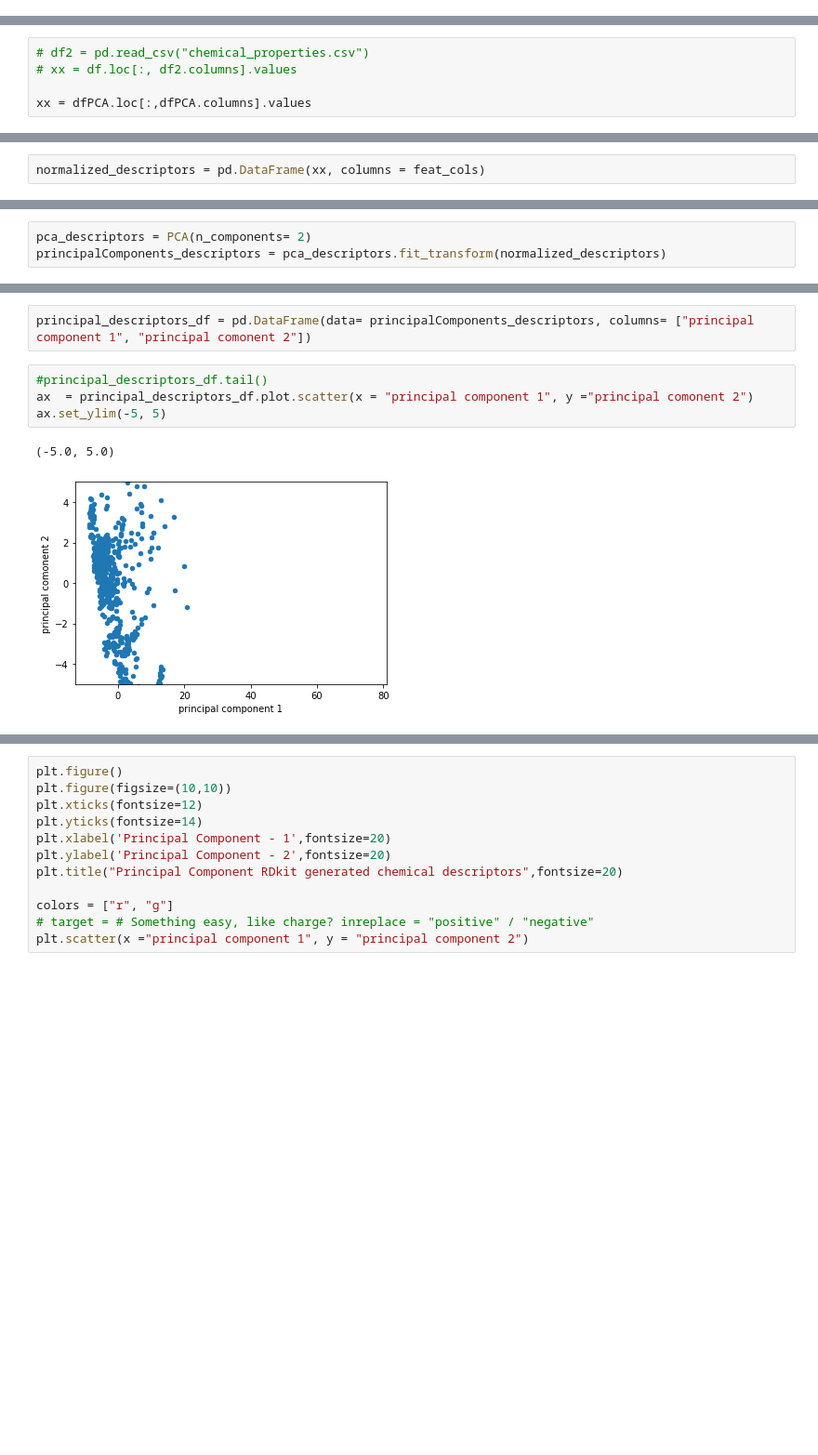
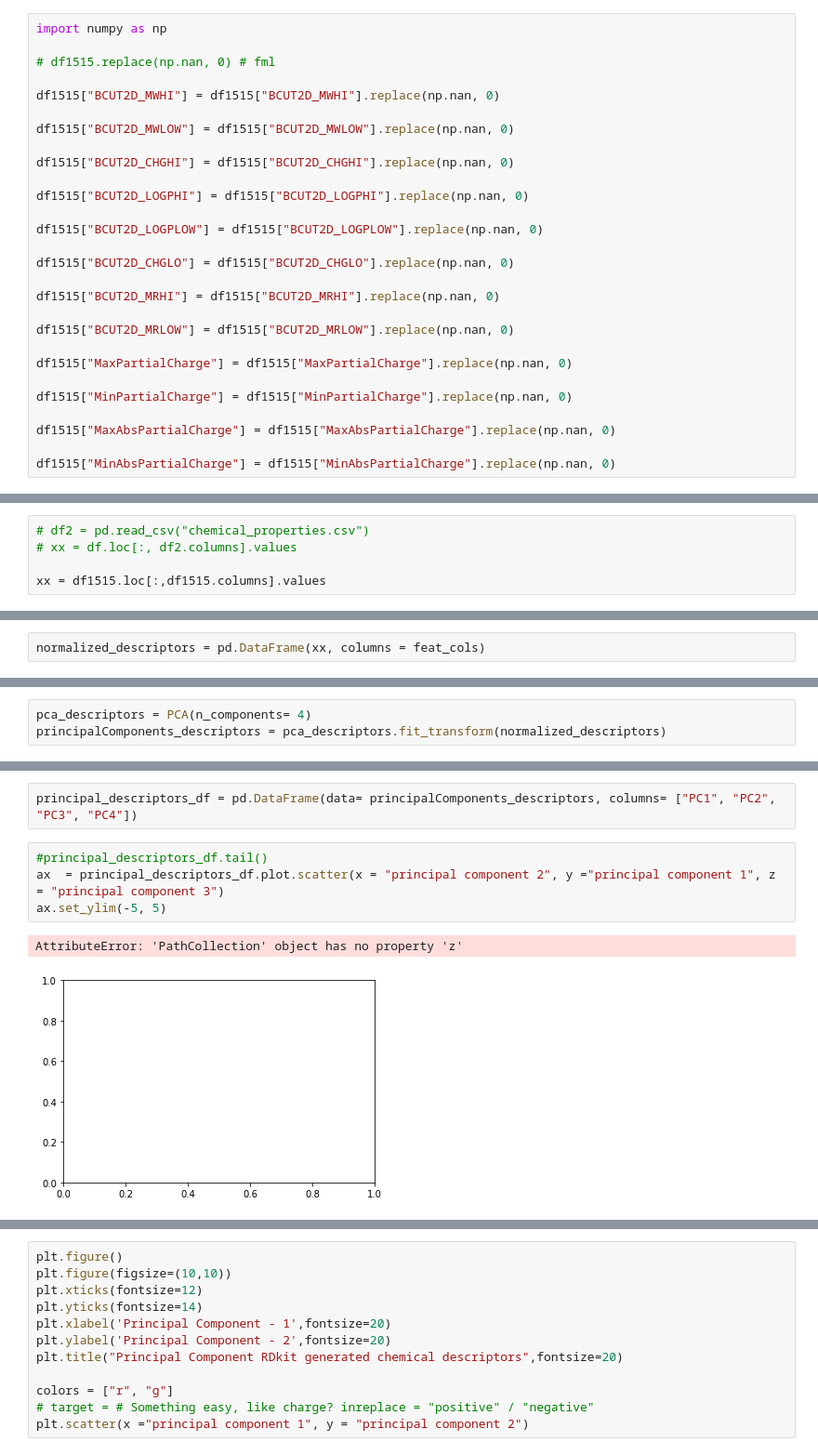
Before and after one commit to meidelien/Metabolic-network-layout-using-biochemical-coordinates, a Jupyter notebook: Notebooks/PCA.ipynb, the cells around one changed output, grey strips where cells are left out. Shown at 93% size. Saved outputs shown, nothing was run; the diff lists cells and outputs as text; blank space fills up the shorter version.

```diff
--- a/Notebooks/PCA.ipynb
+++ b/Notebooks/PCA.ipynb
@@ -15 +15,29 @@ dfPCA = pd.read_csv("PCAremoveNAN.csv")
+# %%
+import numpy as np
+
+# df1515.replace(np.nan, 0) # fml
+
+df1515["BCUT2D_MWHI"] = df1515["BCUT2D_MWHI"].replace(np.nan, 0)
+
+df1515["BCUT2D_MWLOW"] = df1515["BCUT2D_MWLOW"].replace(np.nan, 0)
+
+df1515["BCUT2D_CHGHI"] = df1515["BCUT2D_CHGHI"].replace(np.nan, 0)
+
+df1515["BCUT2D_LOGPHI"] = df1515["BCUT2D_LOGPHI"].replace(np.nan, 0)
+
+df1515["BCUT2D_LOGPLOW"] = df1515["BCUT2D_LOGPLOW"].replace(np.nan, 0)
+
+df1515["BCUT2D_CHGLO"] = df1515["BCUT2D_CHGLO"].replace(np.nan, 0)
+
+df1515["BCUT2D_MRHI"] = df1515["BCUT2D_MRHI"].replace(np.nan, 0)
+
+df1515["BCUT2D_MRLOW"] = df1515["BCUT2D_MRLOW"].replace(np.nan, 0)
+
+df1515["MaxPartialCharge"] = df1515["MaxPartialCharge"].replace(np.nan, 0)
+
+df1515["MinPartialCharge"] = df1515["MinPartialCharge"].replace(np.nan, 0)
+
+df1515["MaxAbsPartialCharge"] = df1515["MaxAbsPartialCharge"].replace(np.nan, 0)
+
+df1515["MinAbsPartialCharge"] = df1515["MinAbsPartialCharge"].replace(np.nan, 0)
 # %%
@@ -29,7 +58,7 @@ df1515.tail()
 # df2 = pd.read_csv("chemical_properties.csv")
 # xx = df.loc[:, df2.columns].values
 
-xx = dfPCA.loc[:,dfPCA.columns].values
+xx = df1515.loc[:,df1515.columns].values
 # %%
 xx = StandardScaler().fit_transform(xx)
 # %%
@@ -89,5 +84,5 @@ normalized_descriptors.replace(np.nan, 0)
 # %%
-pca_descriptors = PCA(n_components= 2)
+pca_descriptors = PCA(n_components= 4)
 principalComponents_descriptors = pca_descriptors.fit_transform(normalized_descriptors)
 # %%
 pca_descriptors
@@ -96,10 +91,10 @@ PCA(n_components=2)
 # %%
-principal_descriptors_df = pd.DataFrame(data= principalComponents_descriptors, columns= ["principal component 1", "principal comonent 2"])
+principal_descriptors_df = pd.DataFrame(data= principalComponents_descriptors, columns= ["PC1", "PC2", "PC3", "PC4"])
 # %%
 #principal_descriptors_df.tail()
-ax  = principal_descriptors_df.plot.scatter(x = "principal component 1", y ="principal comonent 2")
+ax  = principal_descriptors_df.plot.scatter(x = "principal component 2", y ="principal component 1", z = "principal component 3")
 ax.set_ylim(-5, 5)
 # %% [output]
-(-5.0, 5.0)
+AttributeError: 'PathCollection' object has no property 'z'
-[figure, old version]
+[figure, new version]
 # %%
```
Also changed, not shown: parts of 16 cells of this notebook, 1 other file.
